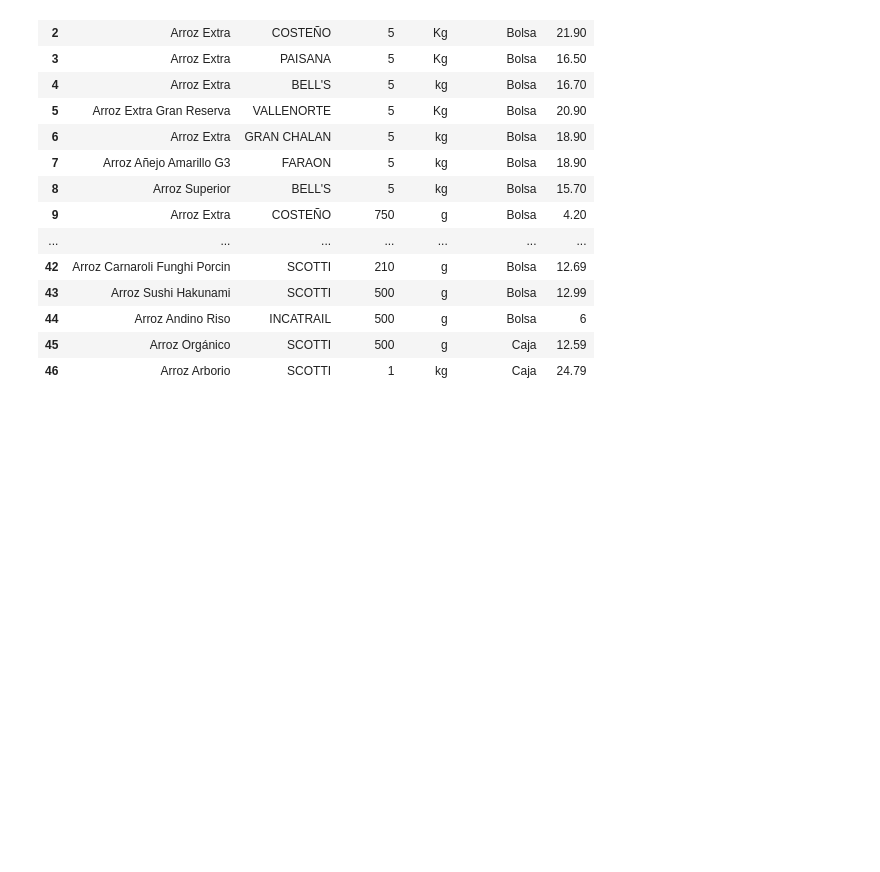
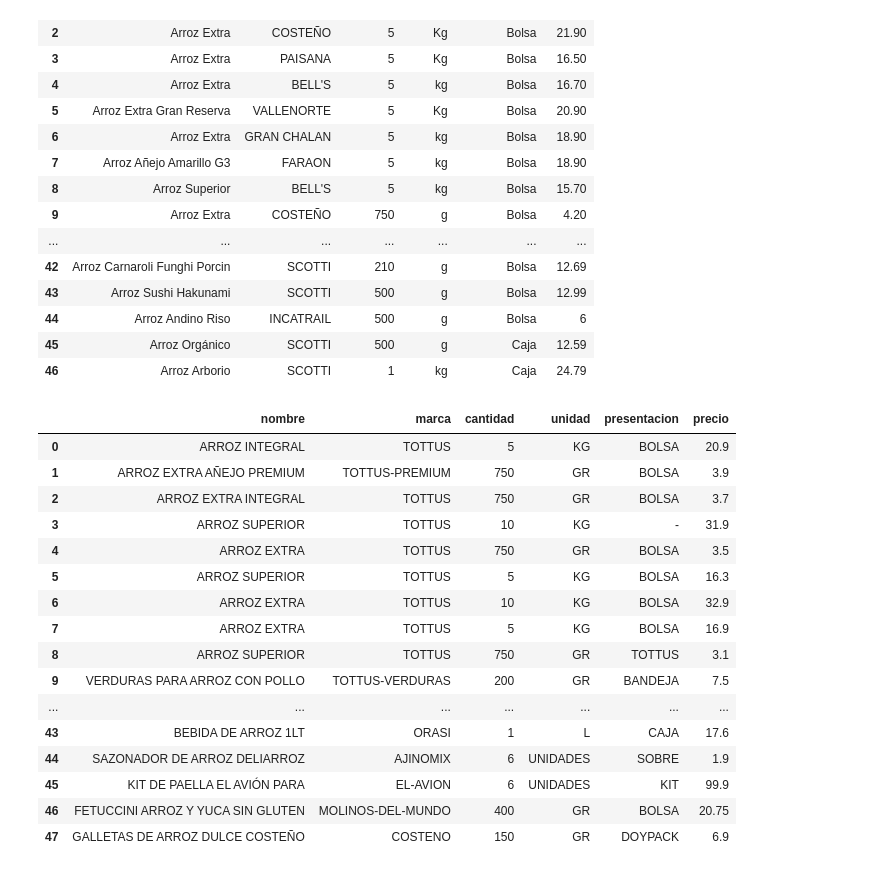
Before and after one commit to Leslie-Q/Trabajo-final-lp2, a Jupyter notebook: Trabajo final avance 1.ipynb, the cells around one changed output. Saved outputs shown, nothing was run; the diff lists cells and outputs as text; code cells hidden in the pictures; blank space fills up the shorter version.

Commit message:
Estructurando la tabla de Tottus

```diff
--- a/Trabajo final avance 1.ipynb
+++ b/Trabajo final avance 1.ipynb
@@ -656,0 +791,20 @@ Estructura_info_plazavea(df_plazavea)
+# %%
+Estructura_info_tottus(df_tottus)
+# %% [output]
+|  | nombre | marca | cantidad | unidad | presentacion | precio |
+| 0 | ARROZ INTEGRAL | TOTTUS | 5 | KG | BOLSA | 20.9 |
+| 1 | ARROZ EXTRA AÑEJO PREMIUM | TOTTUS-PREMIUM | 750 | GR | BOLSA | 3.9 |
+| 2 | ARROZ EXTRA INTEGRAL | TOTTUS | 750 | GR | BOLSA | 3.7 |
+| 3 | ARROZ SUPERIOR | TOTTUS | 10 | KG | - | 31.9 |
+| 4 | ARROZ EXTRA | TOTTUS | 750 | GR | BOLSA | 3.5 |
+| 5 | ARROZ SUPERIOR | TOTTUS | 5 | KG | BOLSA | 16.3 |
+| 6 | ARROZ EXTRA | TOTTUS | 10 | KG | BOLSA | 32.9 |
+| 7 | ARROZ EXTRA | TOTTUS | 5 | KG | BOLSA | 16.9 |
+| 8 | ARROZ SUPERIOR | TOTTUS | 750 | GR | TOTTUS | 3.1 |
+| 9 | VERDURAS PARA ARROZ CON POLLO | TOTTUS-VERDURAS | 200 | GR | BANDEJA | 7.5 |
+| ... | ... | ... | ... | ... | ... | ... |
+| 43 | BEBIDA DE ARROZ 1LT | ORASI | 1 | L | CAJA | 17.6 |
+| 44 | SAZONADOR DE ARROZ DELIARROZ | AJINOMIX | 6 | UNIDADES | SOBRE | 1.9 |
+| 45 | KIT DE PAELLA EL AVIÓN PARA | EL-AVION | 6 | UNIDADES | KIT | 99.9 |
+| 46 | FETUCCINI ARROZ Y YUCA SIN GLUTEN | MOLINOS-DEL-MUNDO | 400 | GR | BOLSA | 20.75 |
+| 47 | GALLETAS DE ARROZ DULCE COSTEÑO | COSTENO | 150 | GR | DOYPACK | 6.9 |
```
Also changed, not shown: parts of 5 cells of this notebook, 1 other file.
